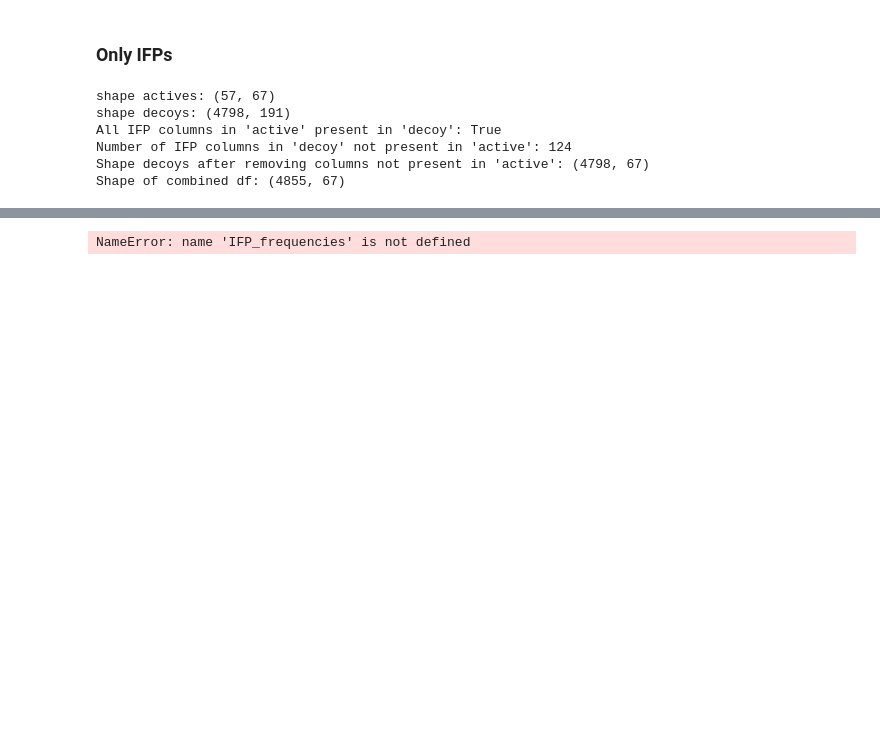
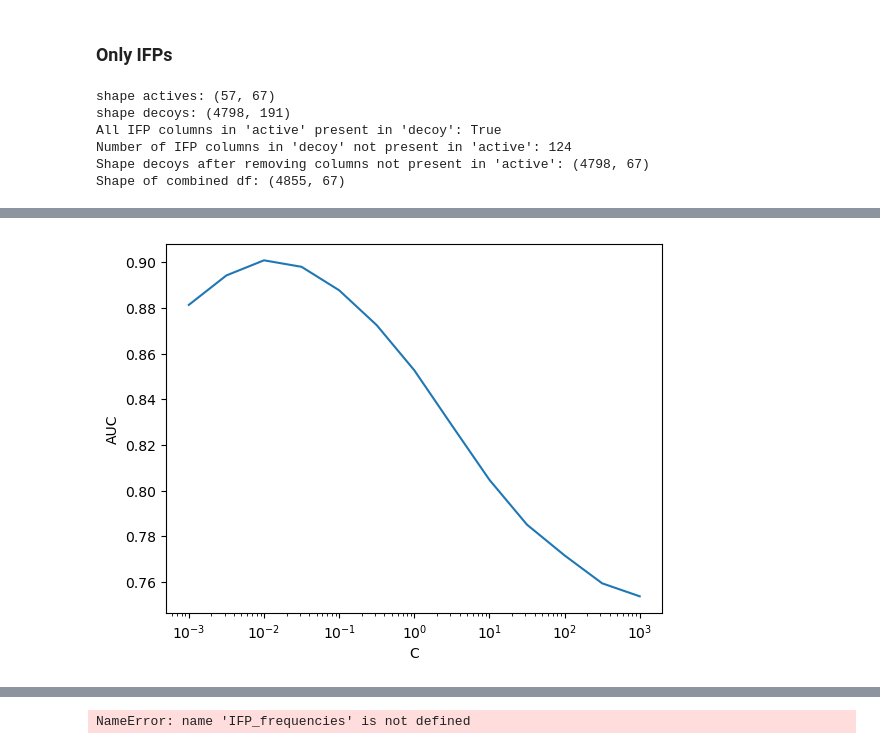
Before and after one commit to wesselporschen/montpellier-screen, a Jupyter notebook: prolif.ipynb, the cells around one changed output, grey strips where cells are left out. Saved outputs shown, nothing was run; the diff lists cells and outputs as text; code cells hidden in the pictures; blank space fills up the shorter version.

```diff
--- a/prolif.ipynb
+++ b/prolif.ipynb
@@ -190,7 +190,9 @@ print(f"Shape decoys after removing columns not present in 'active': {decoys_4h2
 all_4h2i_c_4 = pd.concat([actives_4h2i_c_4, decoys_4h2i_c_4_not_active])
 print(f"Shape of combined df: {all_4h2i_c_4.shape}")
 
-X = all_4h2i_c_4.drop(columns=["Active", "LigName", "docking_score"])
+X_DOCKING = all_4h2i_c_4[["docking_score"]]
+X_IFP = all_4h2i_c_4.drop(columns=["Active", "LigName", "docking_score"])
+X_IFP_DOCKING_SCORE = all_4h2i_c_4.drop(columns=["Active", "LigName"])
 Y = all_4h2i_c_4["Active"]
 # %% [output]
 shape actives: (57, 67)
@@ -218 +478,9 @@ X
+# %%
+plt.plot([r["C"] for r in results], [r["AUC"] for r in results])
+plt.xscale("log")
+plt.xlabel("C")
+plt.ylabel("AUC")
+plt.show()
+# %% [output]
+[figure, added]
 # %%
```
Also changed, not shown: parts of 13 cells of this notebook.
